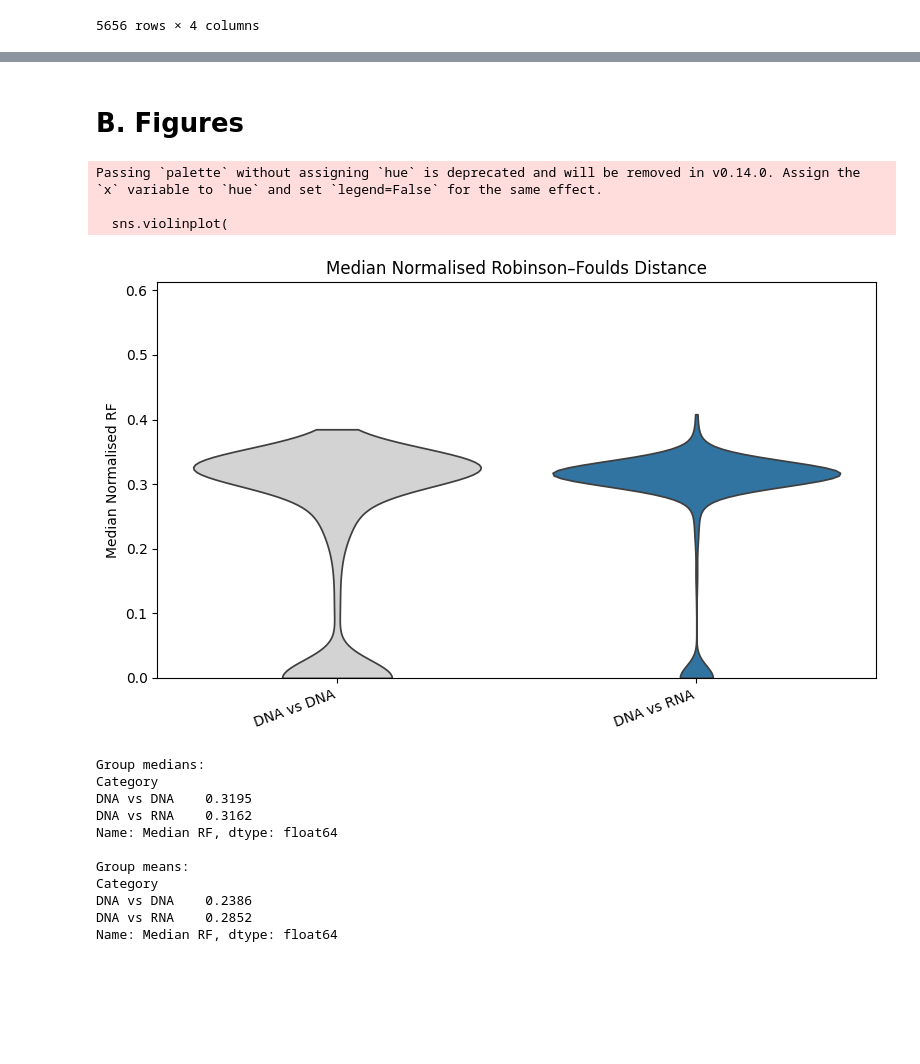
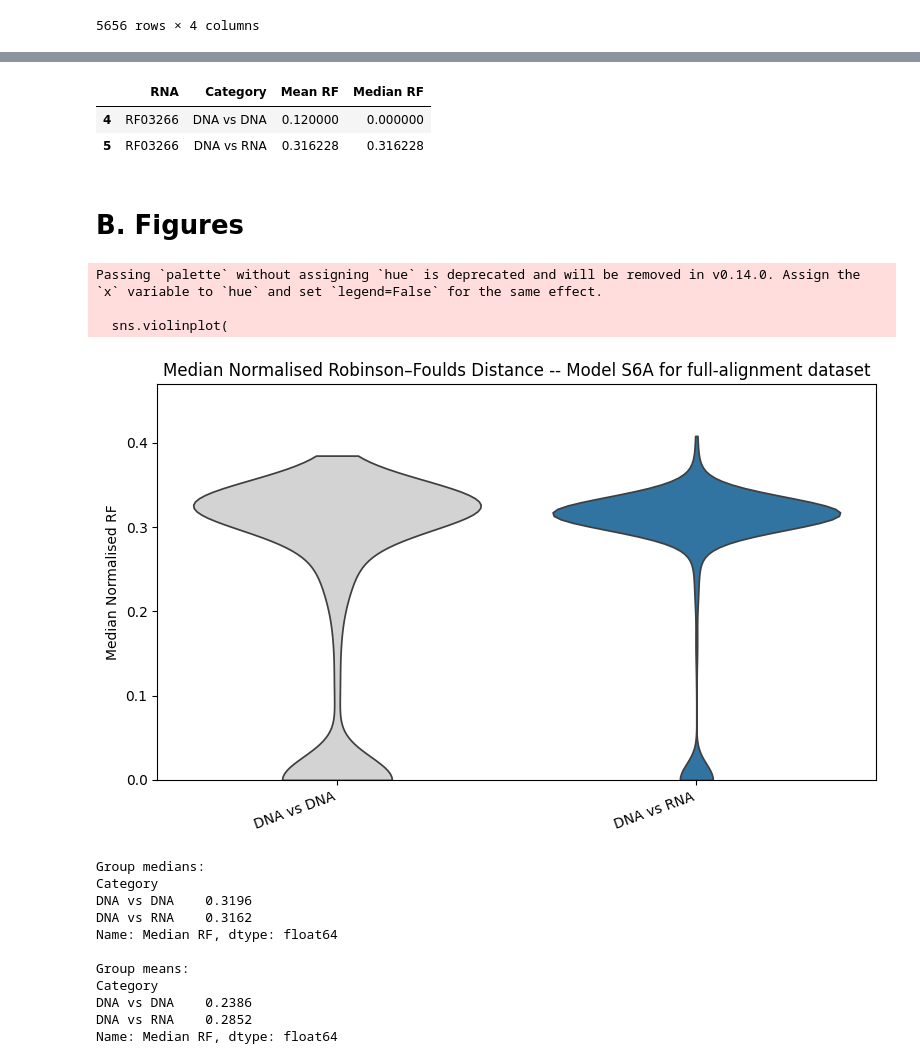
Before and after one commit to vannguyenh/RNAPhylo, a Jupyter notebook: scripts/analysis_scripts/RobinsonFould/figures_RF.ipynb, the cells around one changed output, grey strips where cells are left out. Cells and saved outputs as stored; diff of their text form; code cells hidden in the pictures; blank space fills up the shorter version.

```diff
--- a/scripts/analysis_scripts/RobinsonFould/figures_RF.ipynb
+++ b/scripts/analysis_scripts/RobinsonFould/figures_RF.ipynb
@@ -16,7 +16,7 @@ LOG_FORMAT = '%(asctime)s - %(levelname)s - %(message)s'
 # ─── PARAMETERS ────────────────────────────────────────────────────────────────
 DIR_WORKING = "/Users/u7875558/RNAPhylo/fullAlignment_S6A"
 DIR_OUTPUTS = join(DIR_WORKING, "outputs")
-DIR_RF = join(DIR_OUTPUTS, 'Robinson_Foulds')
+DIR_RF = join(DIR_OUTPUTS, 'Robinson_Foulds_iqtree3')
 DIR_RF_LOGS = join(DIR_WORKING, "logs", "RF_distance")
 os.makedirs(DIR_RF_LOGS, exist_ok=True)
 
@@ -100,3 +116,9 @@ df
+# %%
+df[df['RNA']=='RF03266']
+# %% [output]
+|  | RNA | Category | Mean RF | Median RF |
+| 4 | RF03266 | DNA vs DNA | 0.120000 | 0.000000 |
+| 5 | RF03266 | DNA vs RNA | 0.316228 | 0.316228 |
 # %% [markdown]
 # B. Figures
 # %%
@@ -118,39 +140,39 @@ palette = {
 
 # Compute a little headroom for the y-axis
 ymax = df_plot['Median RF'].max()
 
 plt.figure(figsize=(8, 5))
 sns.violinplot(
     data=df_plot,
     x='Category',
     y='Median RF',
     order=order,
     palette=palette,
     cut=0,        # don’t extend beyond the data; keeps bottom at 0 cleanly
     inner=None    # no internal box/median lines
 )
 
-plt.ylim(0, ymax * 1.5)   # bottom pinned at 0; top auto with headroom
+plt.ylim(0, ymax * 1.15)   # bottom pinned at 0; top auto with headroom
 plt.xticks(rotation=20, ha='right')
-plt.title('Median Normalised Robinson–Foulds Distance')
+plt.title('Median Normalised Robinson–Foulds Distance -- Model S6A for full-alignment dataset')
 plt.ylabel('Median Normalised RF')
 plt.xlabel('')
 plt.tight_layout()
 plt.show()
 
 # (optional) print quick summaries
 print("Group medians:")
 print(df_plot.groupby('Category')['Median RF'].median().round(4))
 print("\nGroup means:")
 print(df_plot.groupby('Category')['Median RF'].mean().round(4))
 # %% [output]
 Passing `palette` without assigning `hue` is deprecated and will be removed in v0.14.0. Assign the `x` variable to `hue` and set `legend=False` for the same effect.
 
   sns.violinplot(
-[figure, old version]
+[figure, new version]
 Group medians:
 Category
-DNA vs DNA    0.3195
+DNA vs DNA    0.3196
 DNA vs RNA    0.3162
 Name: Median RF, dtype: float64
 
```
Also changed, not shown: parts of 2 cells of this notebook.
